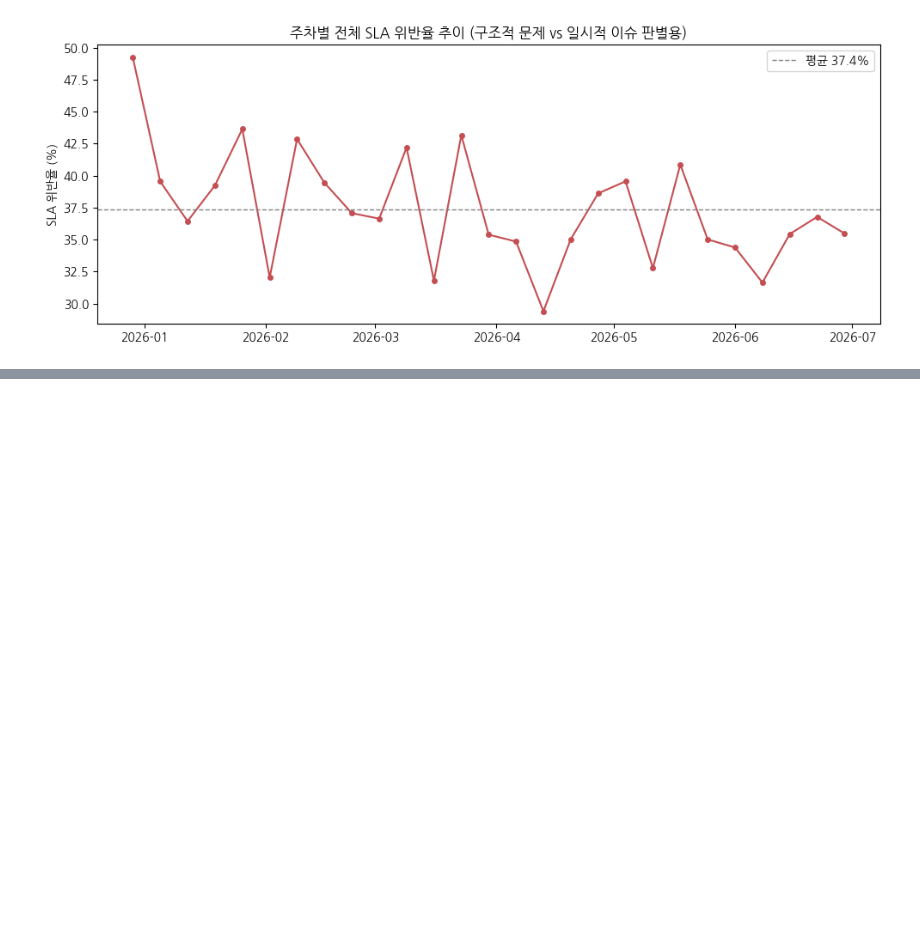
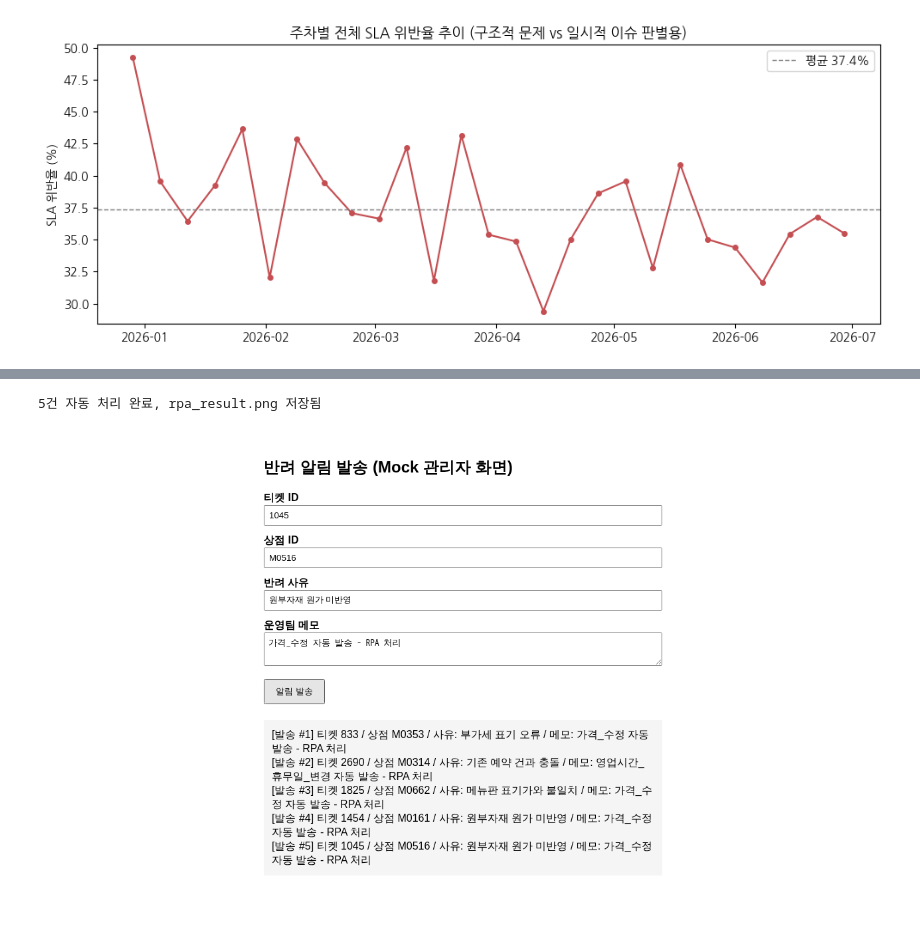
Before and after one commit to hwasun-zip/ItsSpeed, a Jupyter notebook: ItsSpeed.ipynb, the cells around one changed output, grey strips where cells are left out. Cells and saved outputs as stored; diff of their text form; code cells hidden in the pictures; blank space fills up the shorter version.

```diff
--- a/ItsSpeed.ipynb
+++ b/ItsSpeed.ipynb
@@ -471,0 +602,6 @@ WARNING: apt does not have a stable CLI interface. Use with caution in scripts.
+# %%
+# 자동화 대상 데이터 추출
+last_week_start = df['submitted_at'].max() - pd.Timedelta(days=7)
+targets = df[(df['submitted_at'] >= last_week_start) & (df['sla_breached']==1) & (df['rework_count']>0)]
+targets = targets[['ticket_id','merchant_id','request_type','reject_reason']].head(5)
+targets
@@ -471,0 +615,31 @@ WARNING: apt does not have a stable CLI interface. Use with caution in scripts.
+# %%
+# Playwright로 폼 자동 입력·제출 실행
+from playwright.async_api import async_playwright
+import os
+
+file_path = "file://" + os.path.abspath("rpa_admin_form.html")
+
+async def run_rpa():
+    async with async_playwright() as p:
+        browser = await p.chromium.launch()
+        page = await browser.new_page()
+        await page.goto(file_path)
+
+        for _, row in targets.iterrows():
+            await page.fill("#ticketId", str(row["ticket_id"]))
+            await page.fill("#merchantId", str(row["merchant_id"]))
+            await page.fill("#reason", str(row["reject_reason"]))
+            await page.fill("#memo", f"{row['request_type']} 자동 발송 - RPA 처리")
+            await page.click("#submitBtn")
+
+        await page.screenshot(path="rpa_result.png", full_page=True)
+        await browser.close()
+
+await run_rpa()
+print(f"{len(targets)}건 자동 처리 완료, rpa_result.png 저장됨")
+
+from IPython.display import Image
+Image("rpa_result.png")
+# %% [output]
+5건 자동 처리 완료, rpa_result.png 저장됨
+[figure, added]
```
Also changed, not shown: parts of 4 cells of this notebook.
